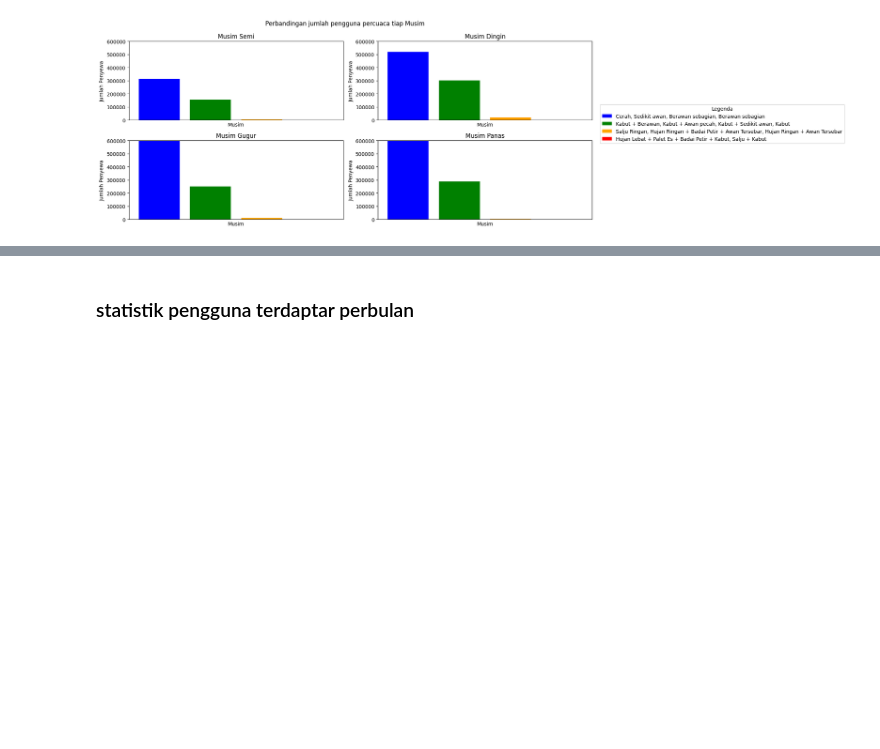
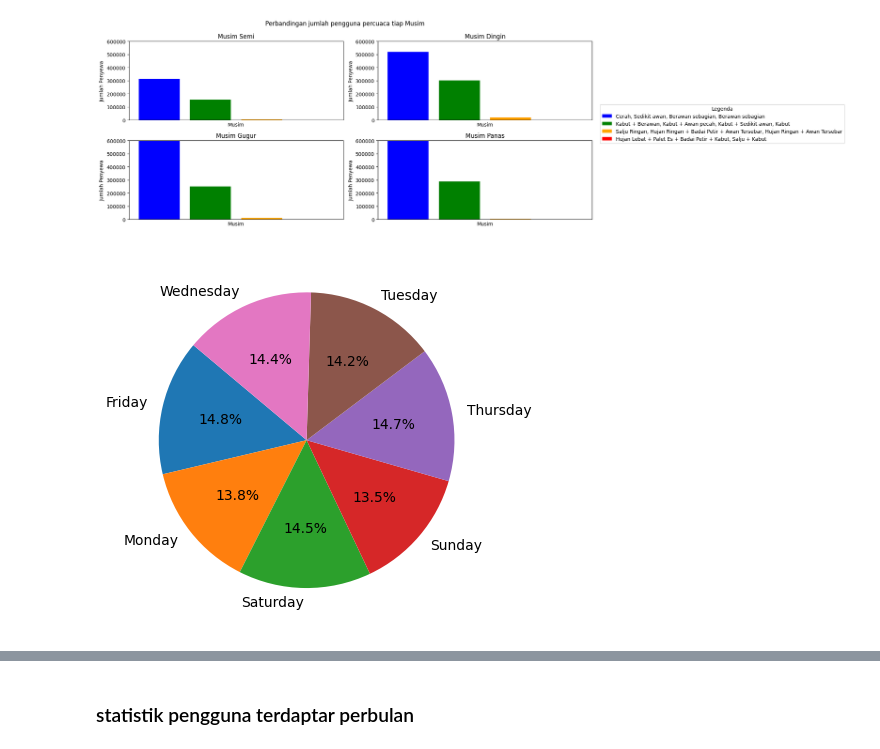
Before and after one commit to ardifjar443/DataScience-beginner, a Jupyter notebook: Template Tugas 1.ipynb, the cells around one changed output, grey strips where cells are left out. Cells and saved outputs as stored; diff of their text form; code cells hidden in the pictures; blank space fills up the shorter version.

```diff
--- a/Template Tugas 1.ipynb
+++ b/Template Tugas 1.ipynb
@@ -196,3 +265,12 @@ plt.tight_layout()
 plt.show()
 # %% [output]
 [figure]
+# %%
+dataBike['Hari'] = dataBike['dteday'].dt.day_name()
+dataBike['Tipe Hari'] = dataBike['Hari'].apply(lambda x : 'Weekend' if x in ['Saturday', 'Sunday'] else 'Weekday')
+# %%
+dataPerHari = dataBike.groupby('Hari')['cnt'].sum()
+plt.pie(dataPerHari, labels=dataPerHari.index ,   autopct='%1.1f%%', startangle=140)
+plt.show()
+# %% [output]
+[figure, added]
```
Also changed, not shown: parts of 12 cells of this notebook.
